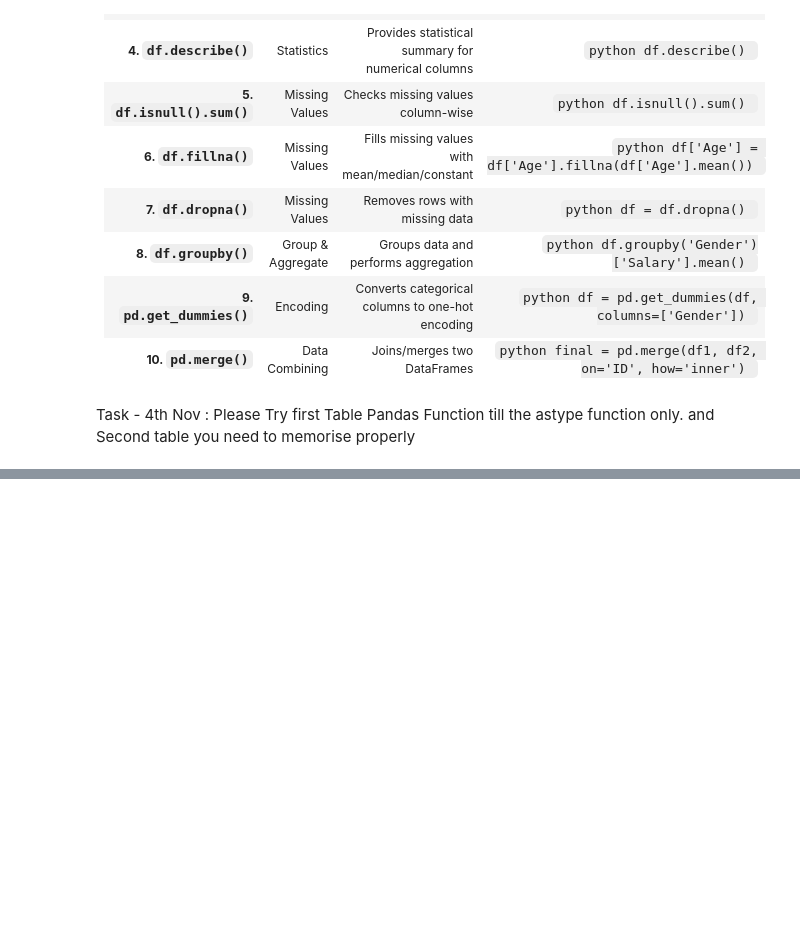
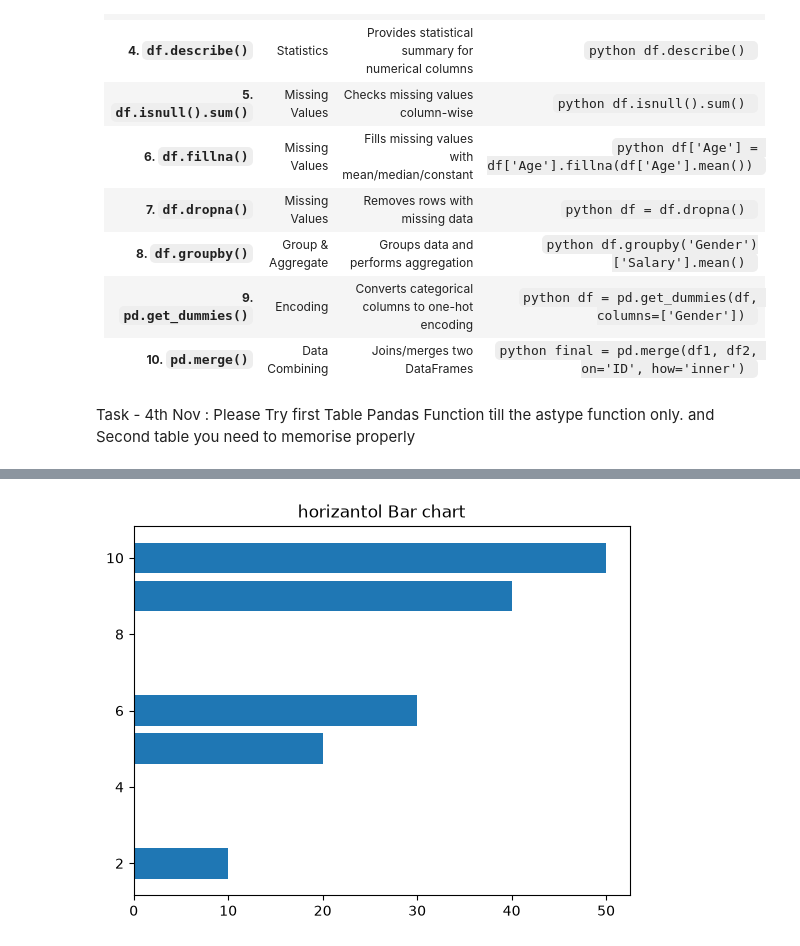
Before and after one commit to gopalR07122506/AIML_Oct26, a Jupyter notebook: python.ipynb, the cells around one changed output, grey strips where cells are left out. Saved outputs shown, nothing was run; the diff lists cells and outputs as text; code cells hidden in the pictures; blank space fills up the shorter version.

```diff
--- a/python.ipynb
+++ b/python.ipynb
@@ -1238,0 +1421,6 @@ and Second table you need to memorise properly
+# %%
+plt.barh(x,y)
+plt.title("horizantol Bar chart")
+plt.show()
+# %% [output]
+[figure, added]
```
Also changed, not shown: parts of 41 cells of this notebook, 3 other files.
